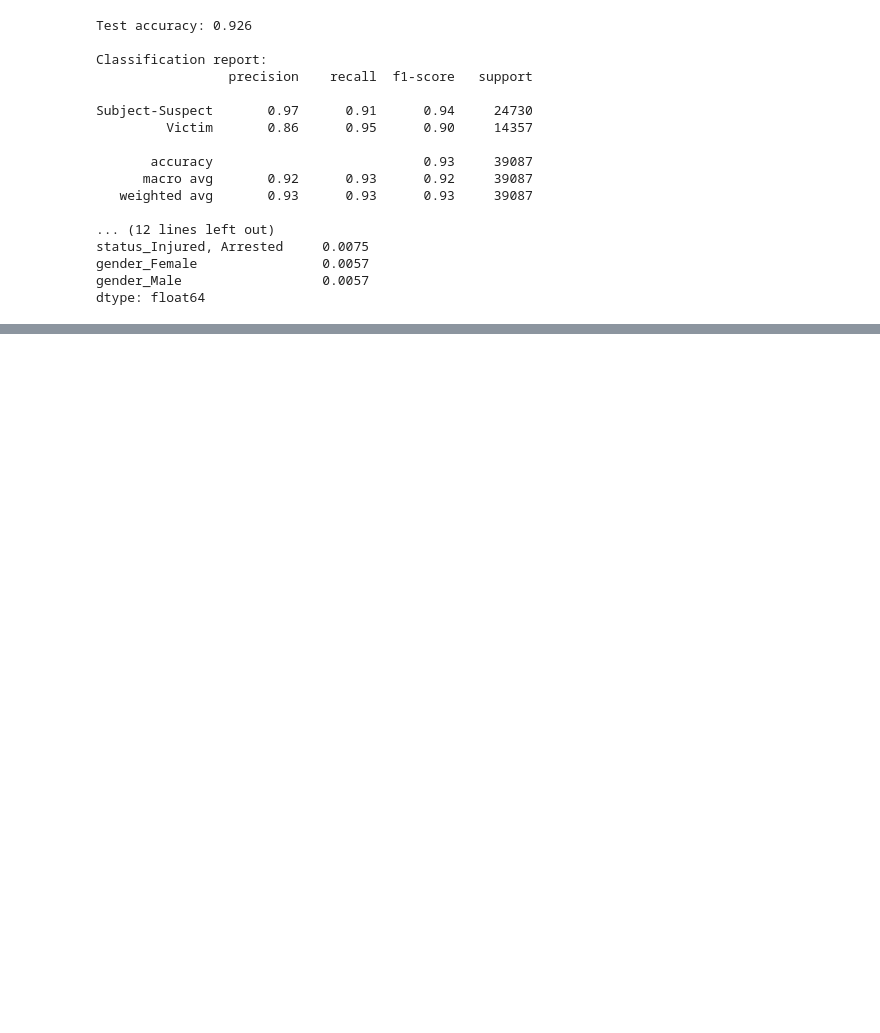
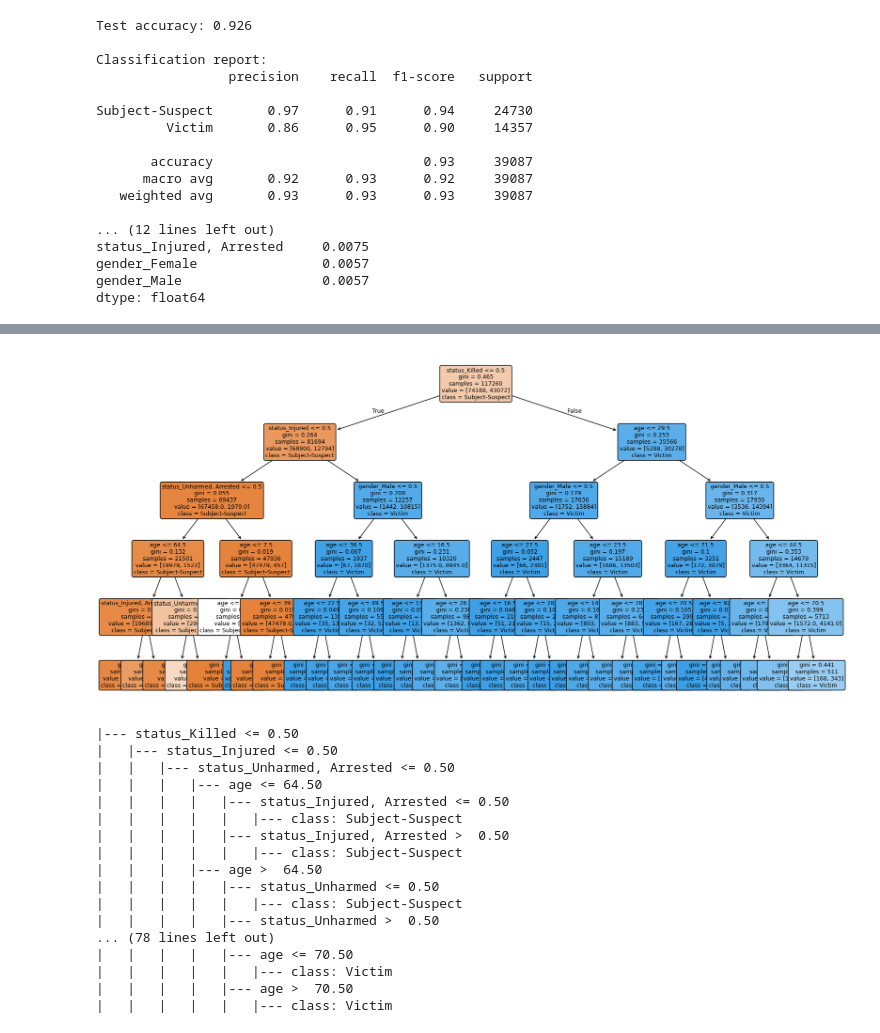
Before and after one commit to Neukz/gun-violence-analysis, a Jupyter notebook: notebooks/persons.ipynb, the cells around one changed output, grey strips where cells are left out. Cells and saved outputs as stored; diff of their text form; code cells hidden in the pictures; blank space fills up the shorter version.

```diff
--- a/notebooks/persons.ipynb
+++ b/notebooks/persons.ipynb
@@ -111,0 +167,36 @@ dtype: float64
+# %%
+import matplotlib.pyplot as plt
+from sklearn.tree import plot_tree, export_text
+
+# Visual tree (graphical)
+fig, ax = plt.subplots(figsize=(20, 10))
+plot_tree(clf,
+          feature_names=X.columns,
+          class_names=clf.classes_,
+          filled=True,
+          rounded=True,
+          fontsize=9,
+          ax=ax)
+plt.show()
+
+# OR a text version (easier to read if the tree is small)
+print(export_text(clf, feature_names=list(X.columns)))
+# %% [output]
+[figure, added]
+|--- status_Killed <= 0.50
+|   |--- status_Injured <= 0.50
+|   |   |--- status_Unharmed, Arrested <= 0.50
+|   |   |   |--- age <= 64.50
+|   |   |   |   |--- status_Injured, Arrested <= 0.50
+|   |   |   |   |   |--- class: Subject-Suspect
+|   |   |   |   |--- status_Injured, Arrested >  0.50
+|   |   |   |   |   |--- class: Subject-Suspect
+|   |   |   |--- age >  64.50
+|   |   |   |   |--- status_Unharmed <= 0.50
+|   |   |   |   |   |--- class: Subject-Suspect
+|   |   |   |   |--- status_Unharmed >  0.50
+... (78 lines left out)
+|   |   |   |   |--- age <= 70.50
+|   |   |   |   |   |--- class: Victim
+|   |   |   |   |--- age >  70.50
+|   |   |   |   |   |--- class: Victim
```
Also changed, not shown: parts of 6 cells of this notebook.
